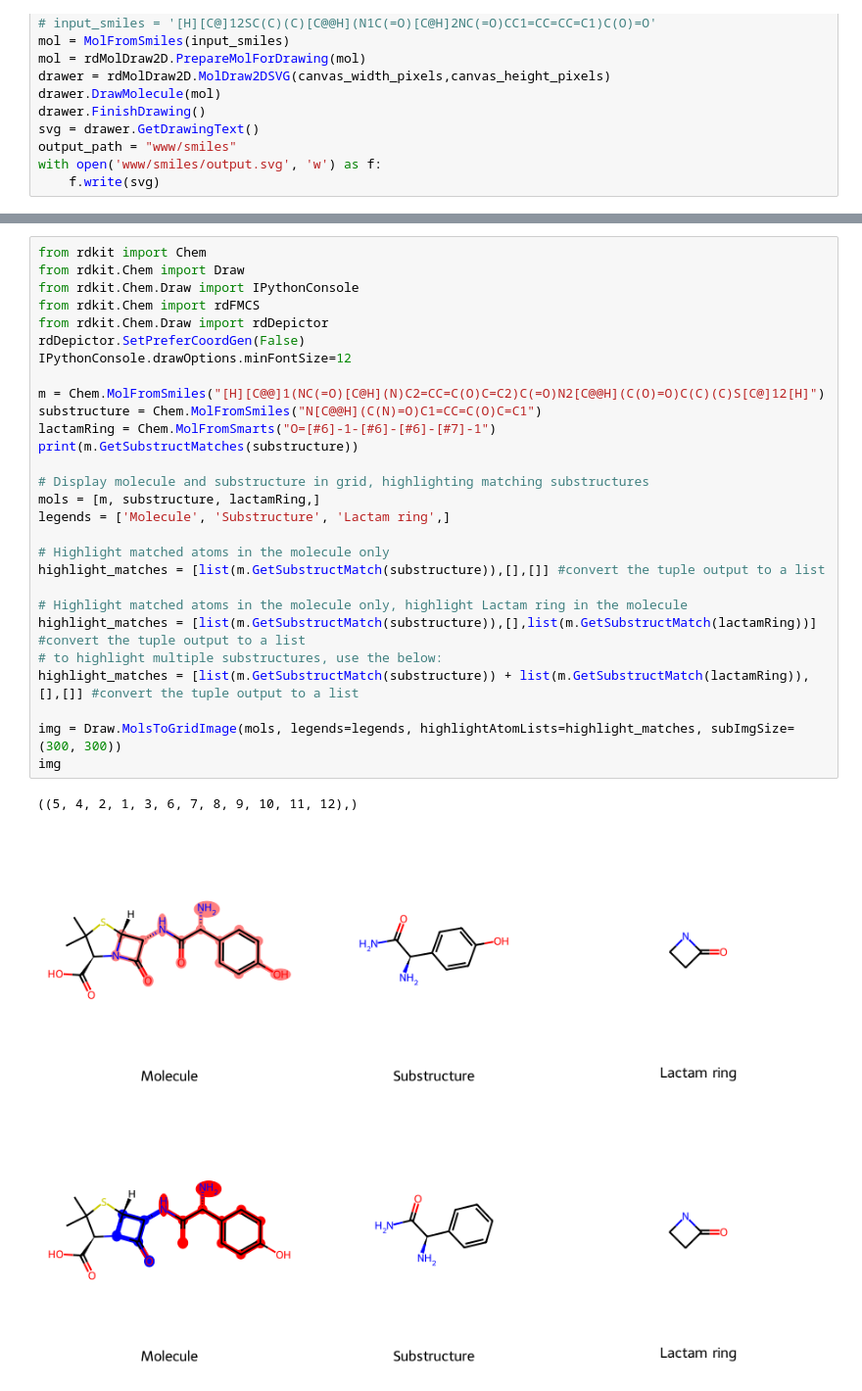
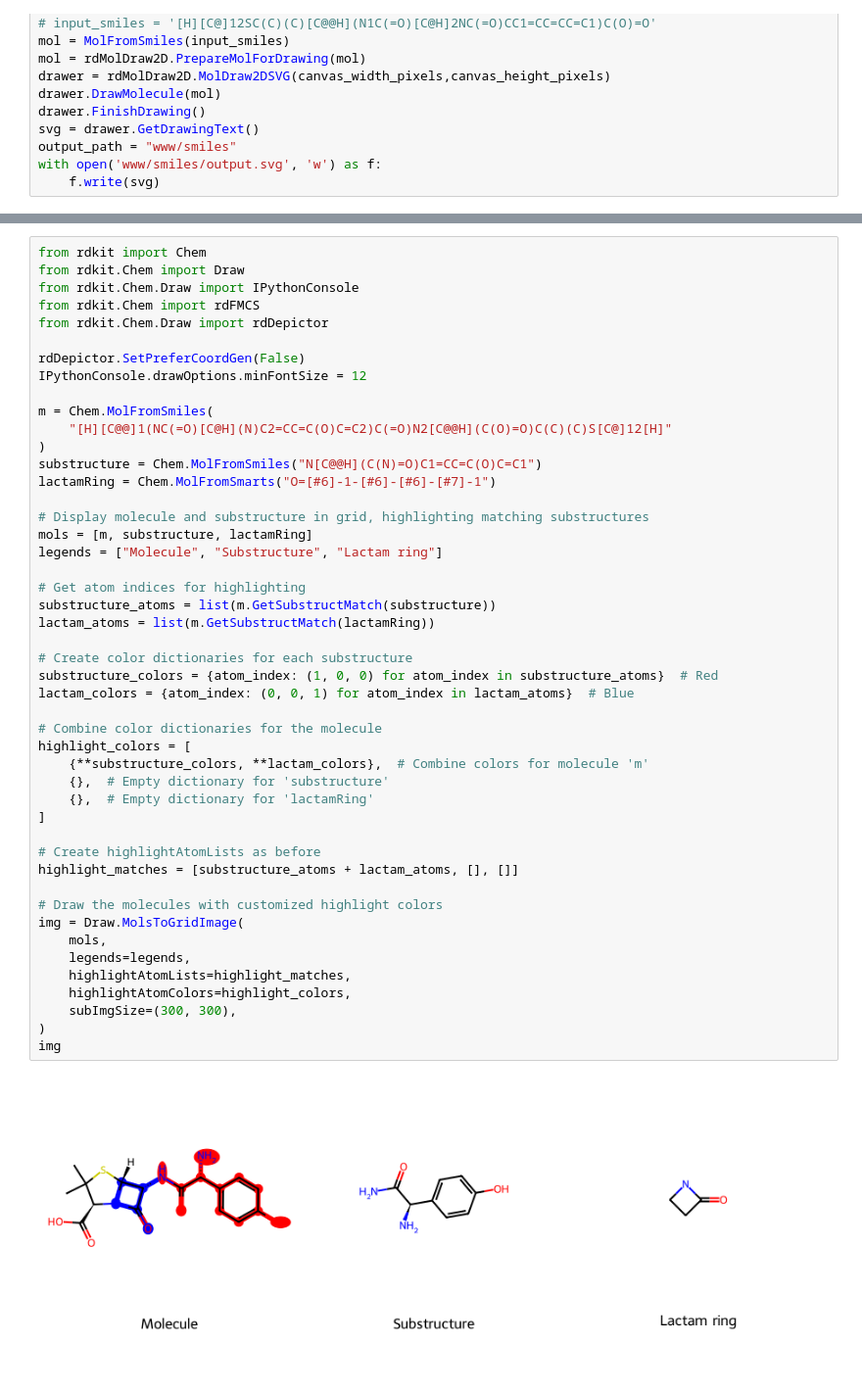
Before and after one commit to liamlah/PenicillinX, a Jupyter notebook: chemtest.ipynb, the cells around one changed output, grey strips where cells are left out. Shown: that part at 98% size. Cells and saved outputs as stored; diff of their text form.

Commit message:
Found appropriate matching with RDkit to be reworked into function later

```diff
--- a/chemtest.ipynb
+++ b/chemtest.ipynb
@@ -357,34 +303,49 @@ No match using substructure matching!
-# %%
-from rdkit import Chem
-from rdkit.Chem import Draw
-from rdkit.Chem.Draw import IPythonConsole
-from rdkit.Chem import rdFMCS
-from rdkit.Chem.Draw import rdDepictor
-rdDepictor.SetPreferCoordGen(False)
-IPythonConsole.drawOptions.minFontSize=12
-
-m = Chem.MolFromSmiles("[H][C@@]1(NC(=O)[C@H](N)C2=CC=C(O)C=C2)C(=O)N2[C@@H](C(O)=O)C(C)(C)S[C@]12[H]")
-substructure = Chem.MolFromSmiles("N[C@@H](C(N)=O)C1=CC=C(O)C=C1")
-lactamRing = Chem.MolFromSmarts("O=[#6]-1-[#6]-[#6]-[#7]-1")
-print(m.GetSubstructMatches(substructure))
-
-# Display molecule and substructure in grid, highlighting matching substructures
-mols = [m, substructure, lactamRing,]
-legends = ['Molecule', 'Substructure', 'Lactam ring',]
-
-# Highlight matched atoms in the molecule only
-highlight_matches = [list(m.GetSubstructMatch(substructure)),[],[]] #convert the tuple output to a list
-
-# Highlight matched atoms in the molecule only, highlight Lactam ring in the molecule
-highlight_matches = [list(m.GetSubstructMatch(substructure)),[],list(m.GetSubstructMatch(lactamRing))] #convert the tuple output to a list
-# to highlight multiple substructures, use the below:
-highlight_matches = [list(m.GetSubstructMatch(substructure)) + list(m.GetSubstructMatch(lactamRing)),[],[]] #convert the tuple output to a list
-
-img = Draw.MolsToGridImage(mols, legends=legends, highlightAtomLists=highlight_matches, subImgSize=(300, 300))
-img
-# %% [output]
-((5, 4, 2, 1, 3, 6, 7, 8, 9, 10, 11, 12),)
-[figure, removed]
 # %%
+from rdkit import Chem
+from rdkit.Chem import Draw
+from rdkit.Chem.Draw import IPythonConsole
+from rdkit.Chem import rdFMCS
+from rdkit.Chem.Draw import rdDepictor
+
+rdDepictor.SetPreferCoordGen(False)
+IPythonConsole.drawOptions.minFontSize = 12
+
+m = Chem.MolFromSmiles(
+    "[H][C@@]1(NC(=O)[C@H](N)C2=CC=C(O)C=C2)C(=O)N2[C@@H](C(O)=O)C(C)(C)S[C@]12[H]"
+)
+substructure = Chem.MolFromSmiles("N[C@@H](C(N)=O)C1=CC=C(O)C=C1")
+lactamRing = Chem.MolFromSmarts("O=[#6]-1-[#6]-[#6]-[#7]-1")
+
+# Display molecule and substructure in grid, highlighting matching substructures
+mols = [m, substructure, lactamRing]
+legends = ["Molecule", "Substructure", "Lactam ring"]
+
+# Get atom indices for highlighting
+substructure_atoms = list(m.GetSubstructMatch(substructure))
+lactam_atoms = list(m.GetSubstructMatch(lactamRing))
+
+# Create color dictionaries for each substructure
+substructure_colors = {atom_index: (1, 0, 0) for atom_index in substructure_atoms}  # Red
+lactam_colors = {atom_index: (0, 0, 1) for atom_index in lactam_atoms}  # Blue
+
+# Combine color dictionaries for the molecule
+highlight_colors = [
+    {**substructure_colors, **lactam_colors},  # Combine colors for molecule 'm'
+    {},  # Empty dictionary for 'substructure'
+    {},  # Empty dictionary for 'lactamRing'
+]
+
+# Create highlightAtomLists as before
+highlight_matches = [substructure_atoms + lactam_atoms, [], []]
+
+# Draw the molecules with customized highlight colors
+img = Draw.MolsToGridImage(
+    mols,
+    legends=legends,
+    highlightAtomLists=highlight_matches,
+    highlightAtomColors=highlight_colors,
+    subImgSize=(300, 300),
+)
+img
 # %% [output]
-[figure, old version]
+[figure, new version]
```
Also changed, not shown: parts of 9 cells of this notebook.
